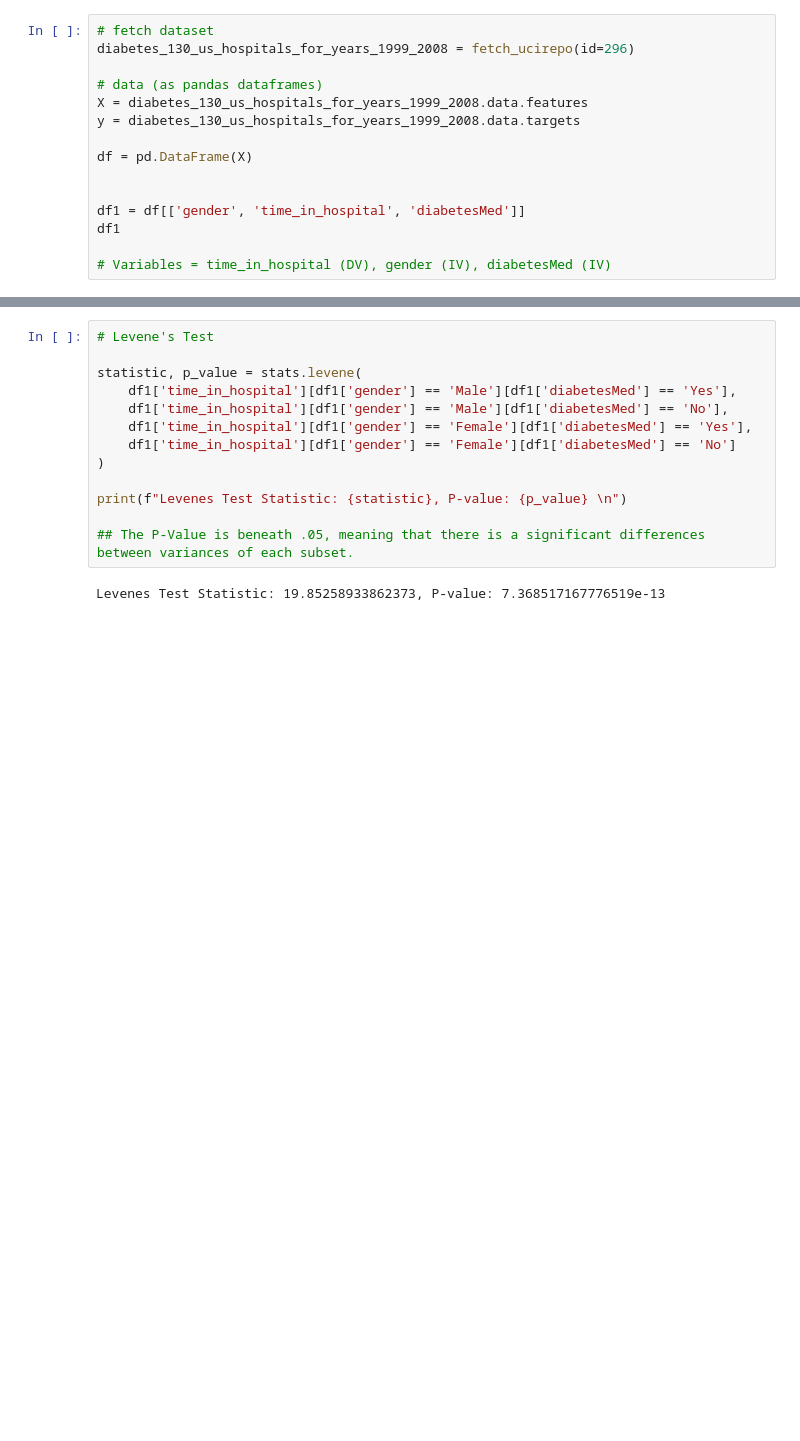
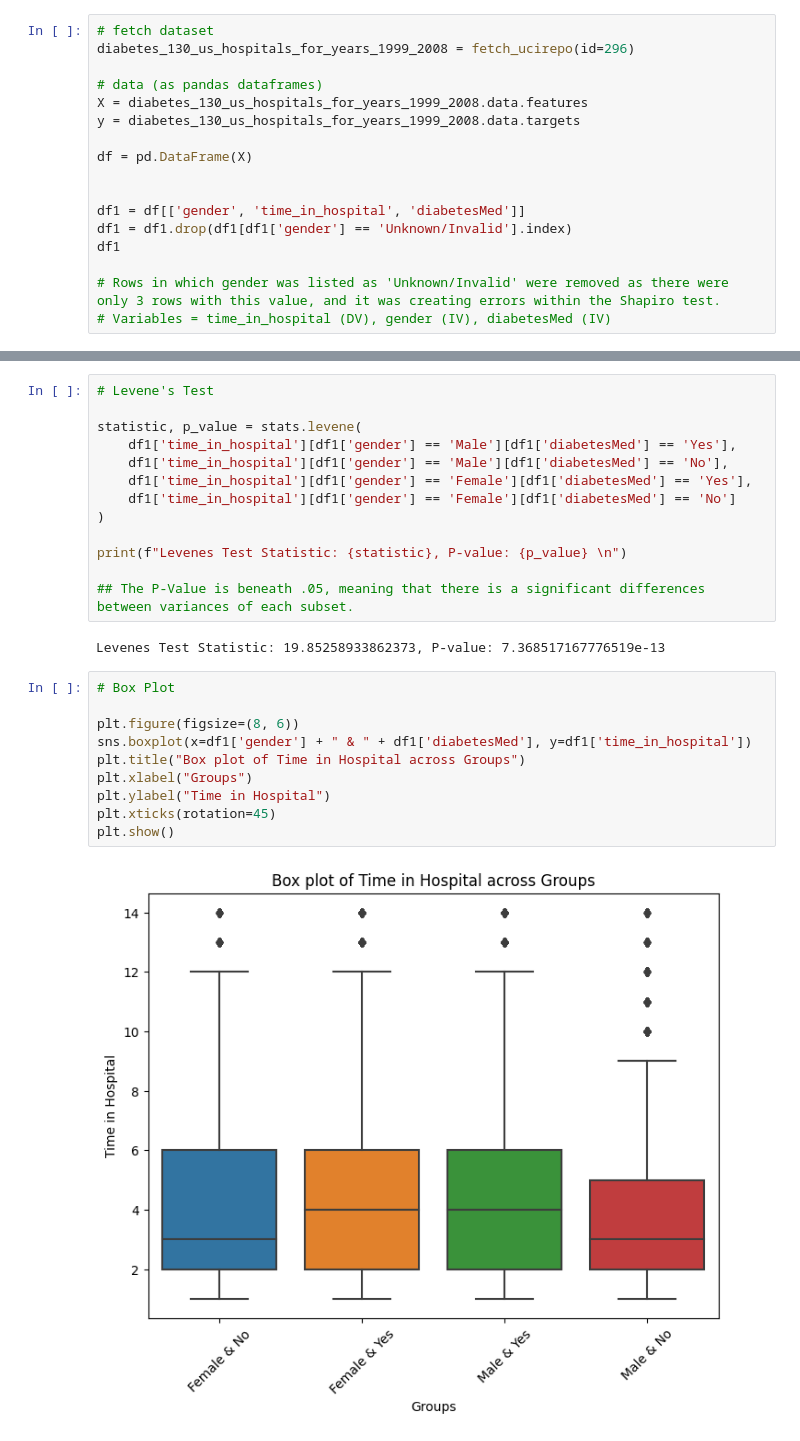
Before and after one commit to sosullivan7221/datasci_6_anova, a Jupyter notebook: week6_anova.ipynb, the cells around one changed output, grey strips where cells are left out. Drawn from its saved outputs; the diff is of its cells as text; blank space fills up the shorter version.

Commit message:
Fixed dataset and added levene histogram

```diff
--- a/week6_anova.ipynb
+++ b/week6_anova.ipynb
@@ -32,8 +33,10 @@ df = pd.DataFrame(X)
 
 
 df1 = df[['gender', 'time_in_hospital', 'diabetesMed']]
+df1 = df1.drop(df1[df1['gender'] == 'Unknown/Invalid'].index)
 df1
 
+# Rows in which gender was listed as 'Unknown/Invalid' were removed as there were only 3 rows with this value, and it was creating errors within the Shapiro test.
 # Variables = time_in_hospital (DV), gender (IV), diabetesMed (IV)
 # %% [output]
 |  | gender | time_in_hospital | diabetesMed |
@@ -118,3 +121,15 @@ print(f"Levenes Test Statistic: {statistic}, P-value: {p_value} \n")
 ## The P-Value is beneath .05, meaning that there is a significant differences between variances of each subset.
 # %% [output]
 Levenes Test Statistic: 19.85258933862373, P-value: 7.368517167776519e-13
+# %%
+# Box Plot
+
+plt.figure(figsize=(8, 6))
+sns.boxplot(x=df1['gender'] + " & " + df1['diabetesMed'], y=df1['time_in_hospital'])
+plt.title("Box plot of Time in Hospital across Groups")
+plt.xlabel("Groups")
+plt.ylabel("Time in Hospital")
+plt.xticks(rotation=45)
+plt.show()
+# %% [output]
+[figure, added]
```
Also changed, not shown: parts of 3 cells of this notebook.
